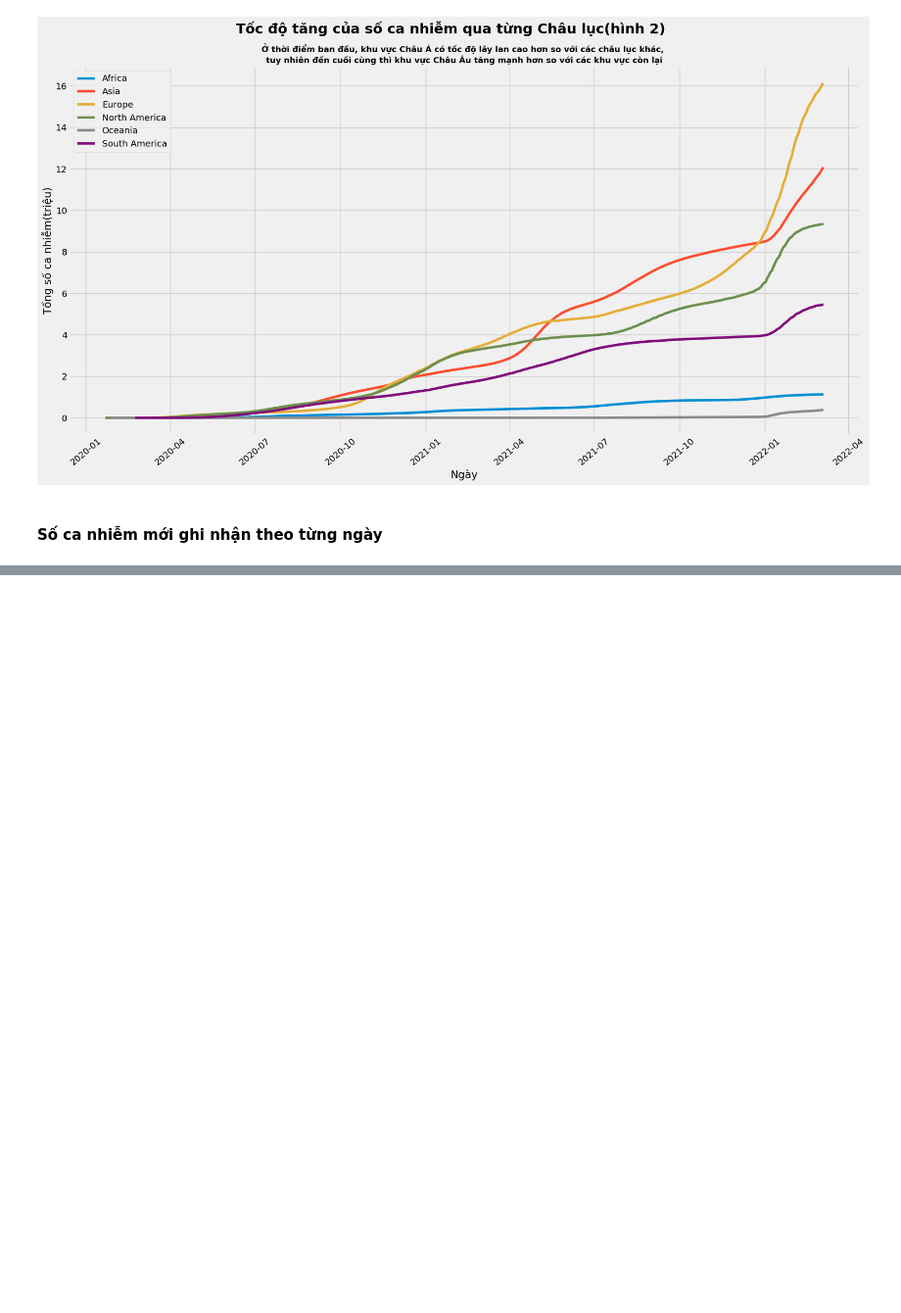
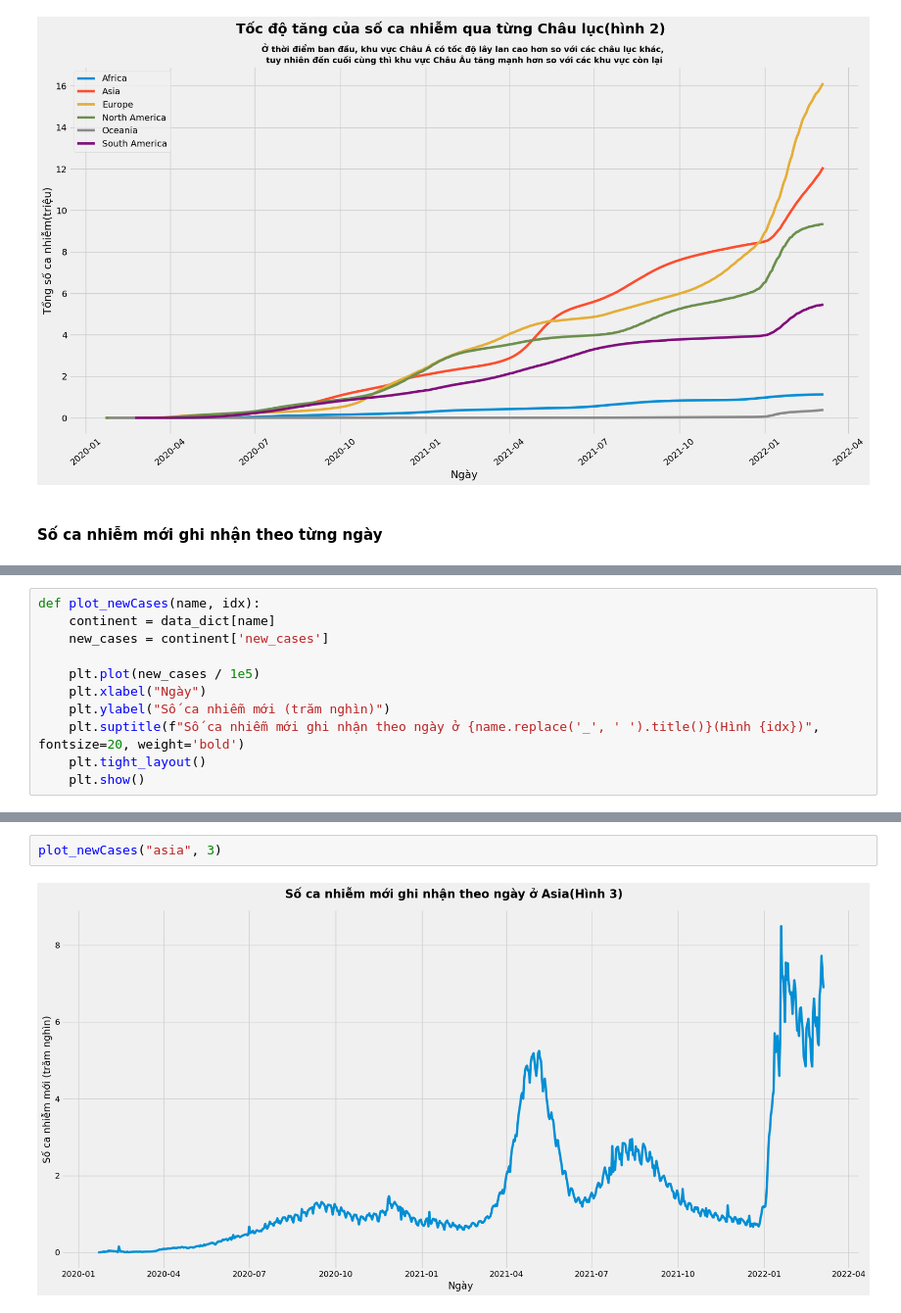
Before and after one commit to manh0387/BTL_LapTrinhAI, a Jupyter notebook: data_analyst.ipynb, the cells around one changed output, grey strips where cells are left out. Shown at 98% size. Cells and saved outputs as stored; diff of their text form; blank space fills up the shorter version.

Commit message:
update data_analyst.ipynb, output image

```diff
--- a/data_analyst.ipynb
+++ b/data_analyst.ipynb
@@ -254,0 +243,11 @@ Name: new_cases, Length: 774, dtype: float64
+# %%
+def plot_newCases(name, idx):
+    continent = data_dict[name]
+    new_cases = continent['new_cases']
+
+    plt.plot(new_cases / 1e5)
+    plt.xlabel("Ngày")
+    plt.ylabel("Số ca nhiễm mới (trăm nghìn)")
+    plt.suptitle(f"Số ca nhiễm mới ghi nhận theo ngày ở {name.replace('_', ' ').title()}(Hình {idx})", fontsize=20, weight='bold')
+    plt.tight_layout()
+    plt.show()
@@ -254,0 +268,4 @@ Name: new_cases, Length: 774, dtype: float64
+# %%
+plot_newCases("asia", 3)
+# %% [output]
+[figure, added]
```
Also changed, not shown: parts of 53 cells of this notebook, 17 other files.
